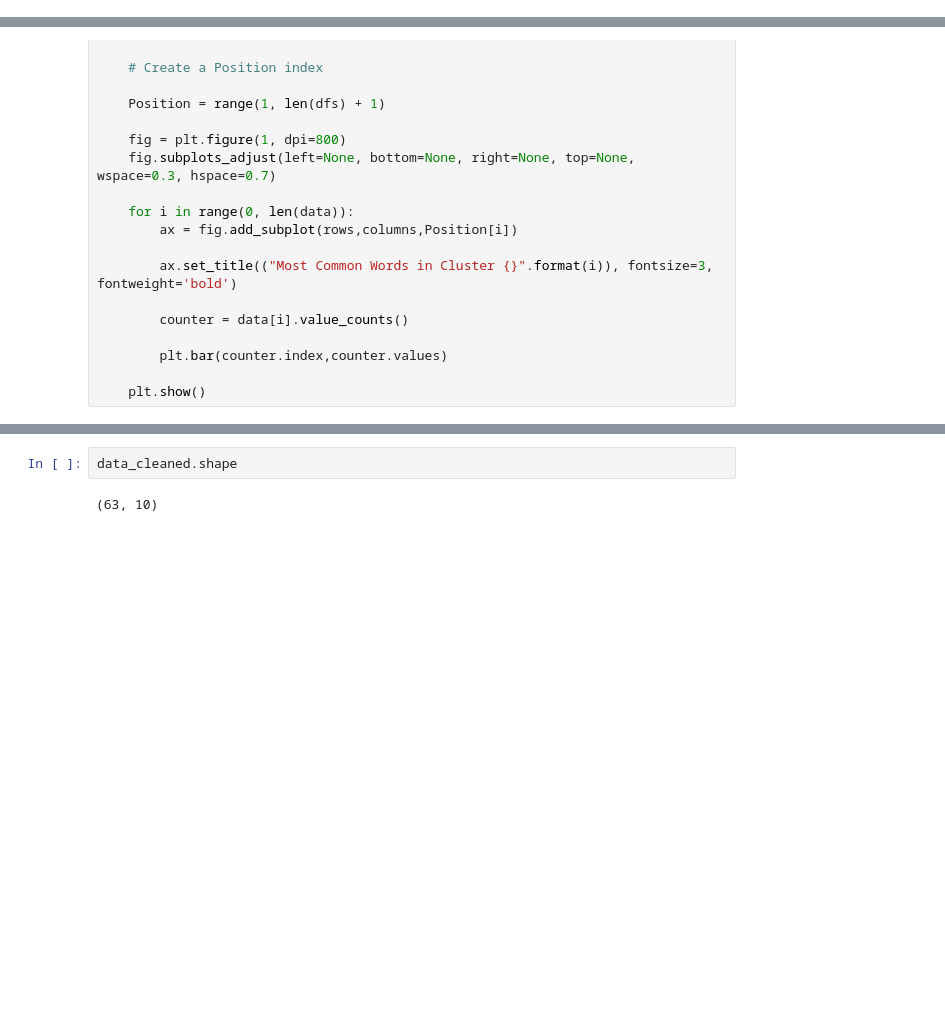
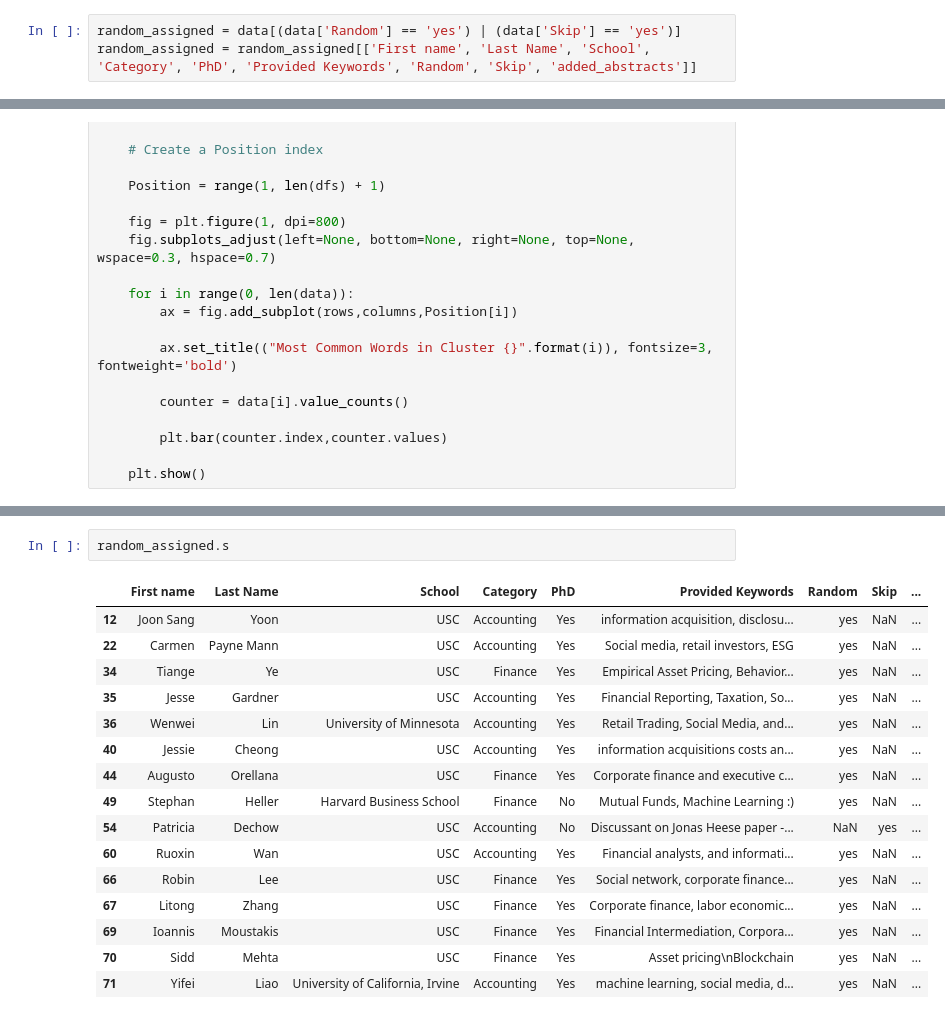
Before and after one commit to alekseyvalouev/usc-dinner-clustering, a Jupyter notebook: clustering.ipynb, the cells around one changed output, grey strips where cells are left out. Cells and saved outputs as stored; diff of their text form; blank space fills up the shorter version.

```diff
--- a/clustering.ipynb
+++ b/clustering.ipynb
@@ -72,0 +93,3 @@ data = data[data['Skip'] != 'yes']
+# %%
+random_assigned = data[(data['Random'] == 'yes') | (data['Skip'] == 'yes')]
+random_assigned = random_assigned[['First name', 'Last Name', 'School', 'Category', 'PhD', 'Provided Keywords', 'Random', 'Skip', 'added_abstracts']]
@@ -293,4 +377,19 @@ display_freq(cluster_list, 3)
-# %%
-data_cleaned.shape
-# %% [output]
-(63, 10)
+# %%
+random_assigned.s
+# %% [output]
+|  | First name | Last Name | School | Category | PhD | Provided Keywords | Random | Skip | ... |
+| 12 | Joon Sang | Yoon | USC | Accounting | Yes | information acquisition, disclosu... | yes | NaN | ... |
+| 22 | Carmen | Payne Mann | USC | Accounting | Yes | Social media, retail investors, ESG | yes | NaN | ... |
+| 34 | Tiange | Ye | USC | Finance | Yes | Empirical Asset Pricing, Behavior... | yes | NaN | ... |
+| 35 | Jesse | Gardner | USC | Accounting | Yes | Financial Reporting, Taxation, So... | yes | NaN | ... |
+| 36 | Wenwei | Lin | University of Minnesota | Accounting | Yes | Retail Trading, Social Media, and... | yes | NaN | ... |
+| 40 | Jessie | Cheong | USC | Accounting | Yes | information acquisitions costs an... | yes | NaN | ... |
+| 44 | Augusto | Orellana | USC | Finance | Yes | Corporate finance and executive c... | yes | NaN | ... |
+| 49 | Stephan | Heller | Harvard Business School | Finance | No | Mutual Funds, Machine Learning :) | yes | NaN | ... |
+| 54 | Patricia | Dechow | USC | Accounting | No | Discussant on Jonas Heese paper -... | NaN | yes | ... |
+| 60 | Ruoxin | Wan | USC | Accounting | Yes | Financial analysts, and informati... | yes | NaN | ... |
+| 66 | Robin | Lee | USC | Finance | Yes | Social network, corporate finance... | yes | NaN | ... |
+| 67 | Litong | Zhang | USC | Finance | Yes | Corporate finance, labor economic... | yes | NaN | ... |
+| 69 | Ioannis | Moustakis | USC | Finance | Yes | Financial Intermediation, Corpora... | yes | NaN | ... |
+| 70 | Sidd | Mehta | USC | Finance | Yes | Asset pricing\nBlockchain | yes | NaN | ... |
+| 71 | Yifei | Liao | University of California, Irvine | Accounting | Yes | machine learning, social media, d... | yes | NaN | ... |
```
Also changed, not shown: parts of 15 cells of this notebook.
